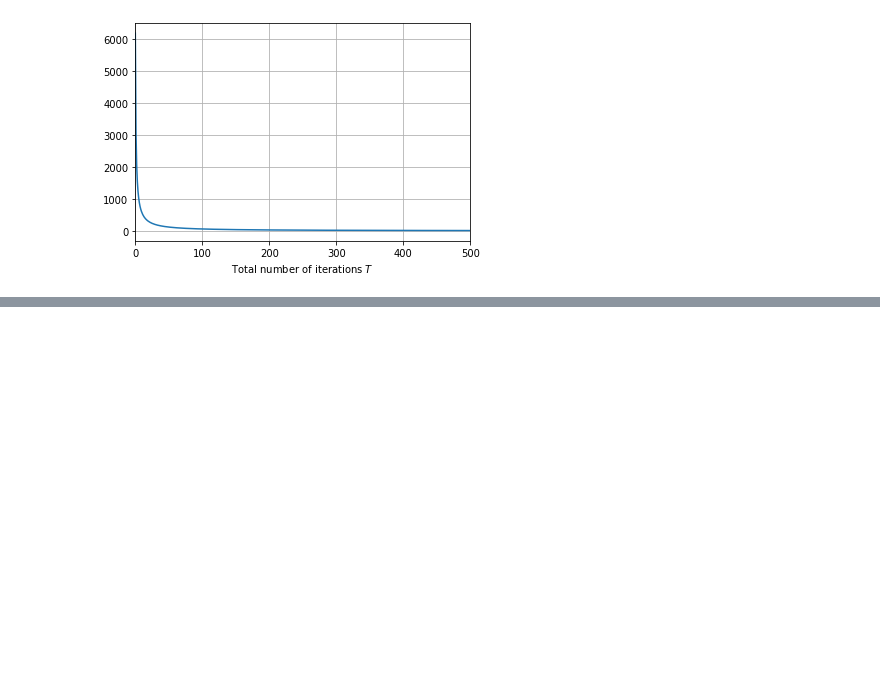
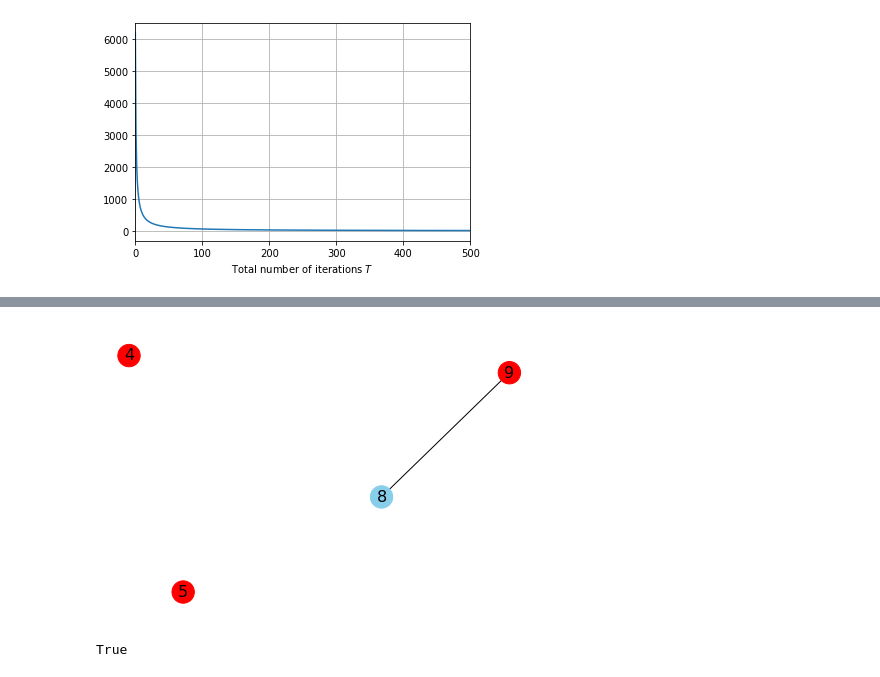
Before and after one commit to Fuzzy-Face/JSAC_FL, a Jupyter notebook: temp.ipynb, the cells around one changed output, grey strips where cells are left out. Cells and saved outputs as stored; diff of their text form; code cells hidden in the pictures; blank space fills up the shorter version.

```diff
--- a/temp.ipynb
+++ b/temp.ipynb
@@ -237,0 +423,10 @@ Generate a partial Hadamard matrix $\boldsymbol{H} \in \{\pm 1\}^{m\times d}$
+# %%
+H2, from_node_to_color_id = TwoSectionH(temp2)
+node_color_pairs = [ color_list[ from_node_to_color_id[node] ] for node in H2.nodes() ]
+net.draw(temp2, pos, with_labels = True, node_color = node_color_pairs, node_size = 500, font_size = 16)
+# %% [output]
+[figure, added]
+# %%
+not None
+# %% [output]
+True
```
Also changed, not shown: parts of 38 cells of this notebook, 5 other files.
